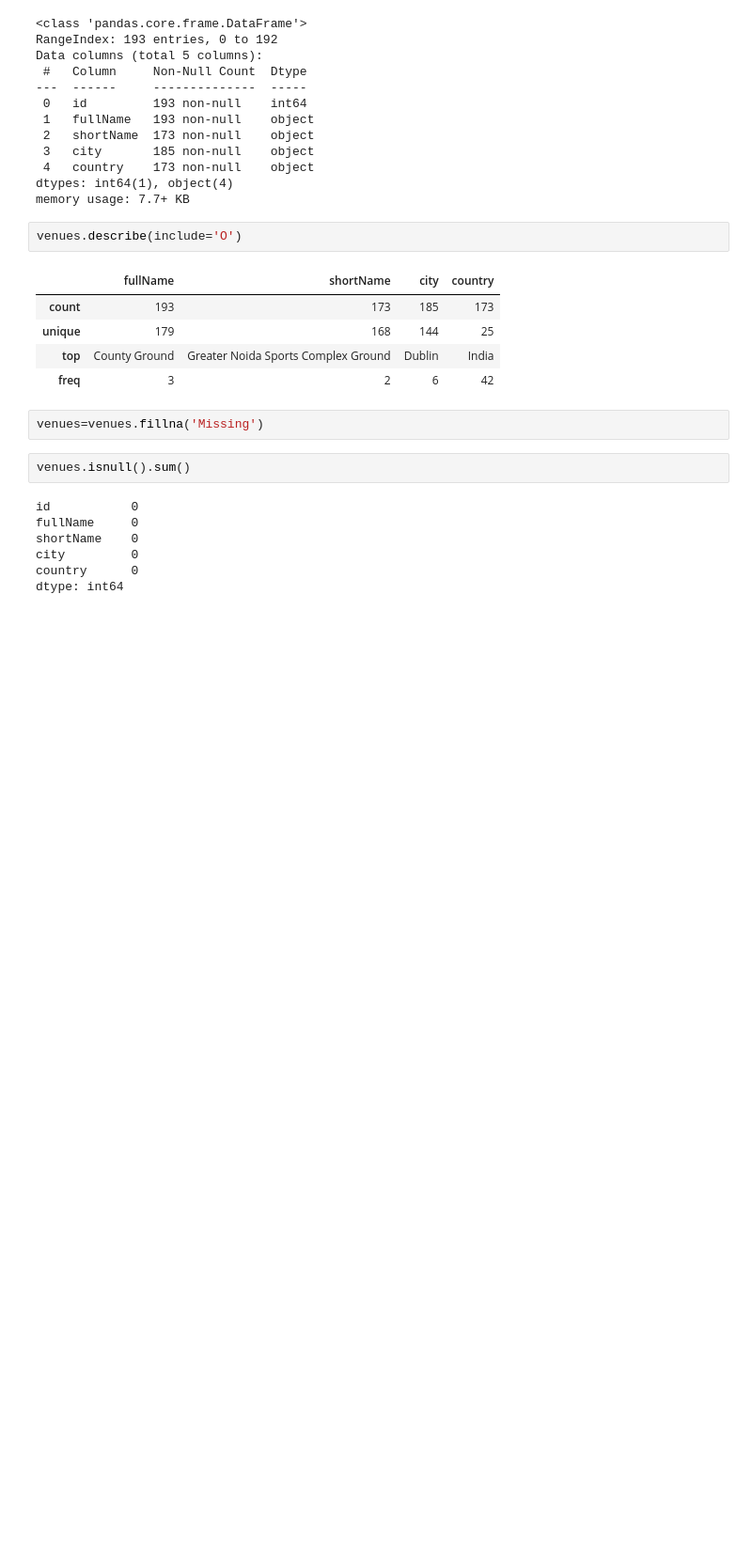
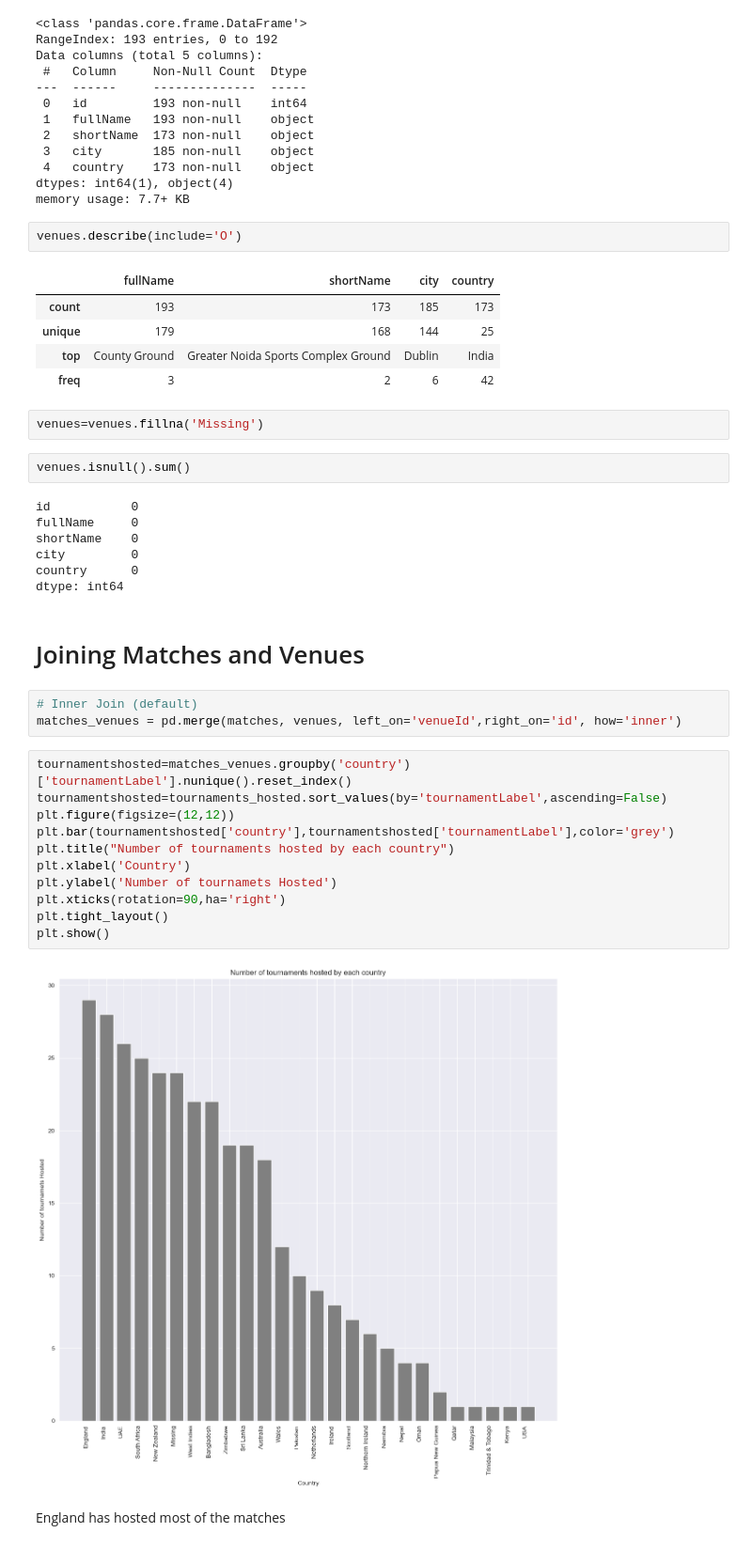
Before and after one commit to taaha3244/AtomCampAIBootcamp, a Jupyter notebook: EDA_project_cricket_world_cup_data.ipynb, the cells around one changed output. Shown at 94% size. Cells and saved outputs as stored; diff of their text form; blank space fills up the shorter version.

```diff
--- a/EDA_project_cricket_world_cup_data.ipynb
+++ b/EDA_project_cricket_world_cup_data.ipynb
@@ -1074,3 +1106,23 @@ shortName    0
 city         0
 country      0
 dtype: int64
+# %% [markdown]
+# Joining Matches and Venues
+# %%
+# Inner Join (default)
+matches_venues = pd.merge(matches, venues, left_on='venueId',right_on='id', how='inner')
+# %%
+tournamentshosted=matches_venues.groupby('country')['tournamentLabel'].nunique().reset_index()
+tournamentshosted=tournaments_hosted.sort_values(by='tournamentLabel',ascending=False)
+plt.figure(figsize=(12,12))
+plt.bar(tournamentshosted['country'],tournamentshosted['tournamentLabel'],color='grey')
+plt.title("Number of tournaments hosted by each country")
+plt.xlabel('Country')
+plt.ylabel('Number of tournamets Hosted')
+plt.xticks(rotation=90,ha='right')
+plt.tight_layout()
+plt.show()
+# %% [output]
+[figure, added]
+# %% [markdown]
+England has hosted most of the matches
```
Also changed, not shown: parts of 11 cells of this notebook.
